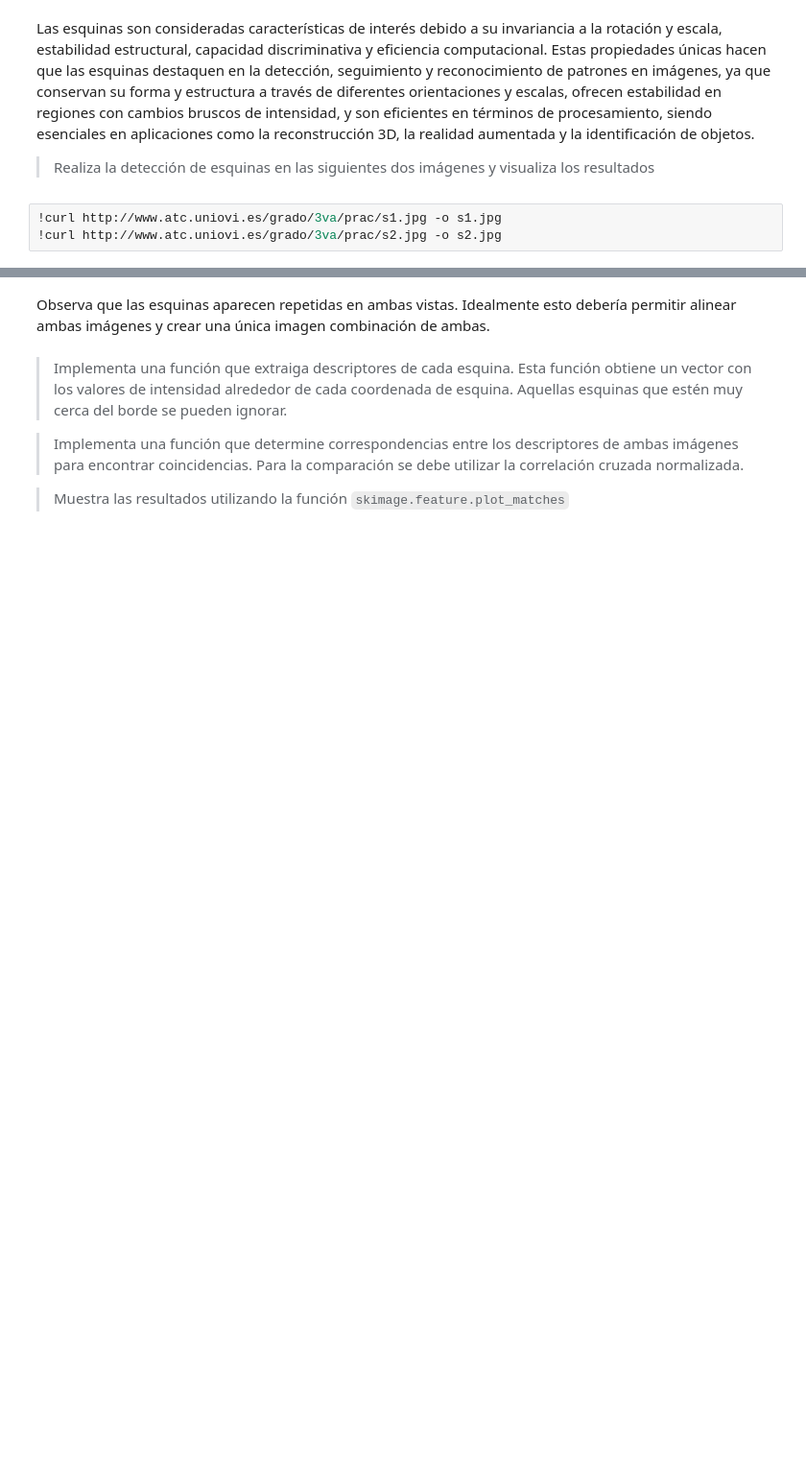
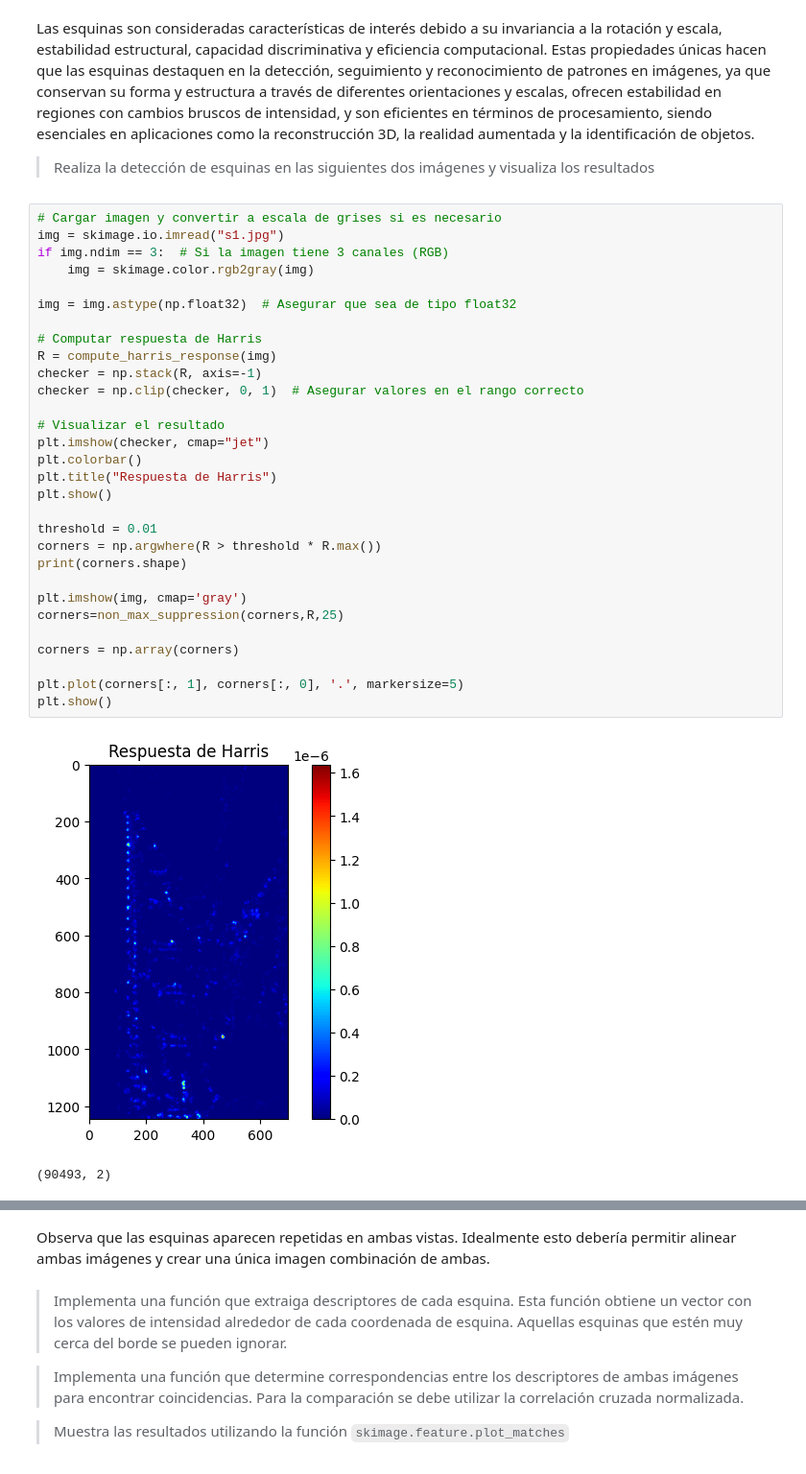
Before and after one commit to uo288207/vision_artificial, a Jupyter notebook: Prac05-Puntos.ipynb, the cells around one changed output, grey strips where cells are left out. Shown: that part at 96% size. Drawn from its saved outputs; the diff is of its cells as text; blank space fills up the shorter version.

```diff
--- a/Prac05-Puntos.ipynb
+++ b/Prac05-Puntos.ipynb
@@ -57,6 +163,36 @@ El algoritmo debe realizar lo siguiente:
 Las esquinas son consideradas características de interés debido a su invariancia a la rotación y escala, estabilidad estructural, capacidad discriminativa y eficiencia computacional. Estas propiedades únicas hacen que las esquinas destaquen en la detección, seguimiento y reconocimiento de patrones en imágenes, ya que conservan su forma y estructura a través de diferentes orientaciones y escalas, ofrecen estabilidad en regiones con cambios bruscos de intensidad, y son eficientes en términos de procesamiento, siendo esenciales en aplicaciones como la reconstrucción 3D, la realidad aumentada y la identificación de objetos.
 
 > Realiza la detección de esquinas en las siguientes dos imágenes y visualiza los resultados
-# %%
-!curl http://www.atc.uniovi.es/grado/3va/prac/s1.jpg -o s1.jpg
-!curl http://www.atc.uniovi.es/grado/3va/prac/s2.jpg -o s2.jpg
+# %%
+# Cargar imagen y convertir a escala de grises si es necesario
+img = skimage.io.imread("s1.jpg")
+if img.ndim == 3:  # Si la imagen tiene 3 canales (RGB)
+    img = skimage.color.rgb2gray(img)
+
+img = img.astype(np.float32)  # Asegurar que sea de tipo float32
+
+# Computar respuesta de Harris
+R = compute_harris_response(img)
+checker = np.stack(R, axis=-1)
+checker = np.clip(checker, 0, 1)  # Asegurar valores en el rango correcto
+
+# Visualizar el resultado
+plt.imshow(checker, cmap="jet")
+plt.colorbar()
+plt.title("Respuesta de Harris")
+plt.show()
+
+threshold = 0.01
+corners = np.argwhere(R > threshold * R.max())
+print(corners.shape)
+
+plt.imshow(img, cmap='gray')
+corners=non_max_suppression(corners,R,25)
+
+corners = np.array(corners)
+
+plt.plot(corners[:, 1], corners[:, 0], '.', markersize=5)
+plt.show()
+# %% [output]
+[figure, added]
+(90493, 2)
```
Also changed, not shown: parts of 8 cells of this notebook.
